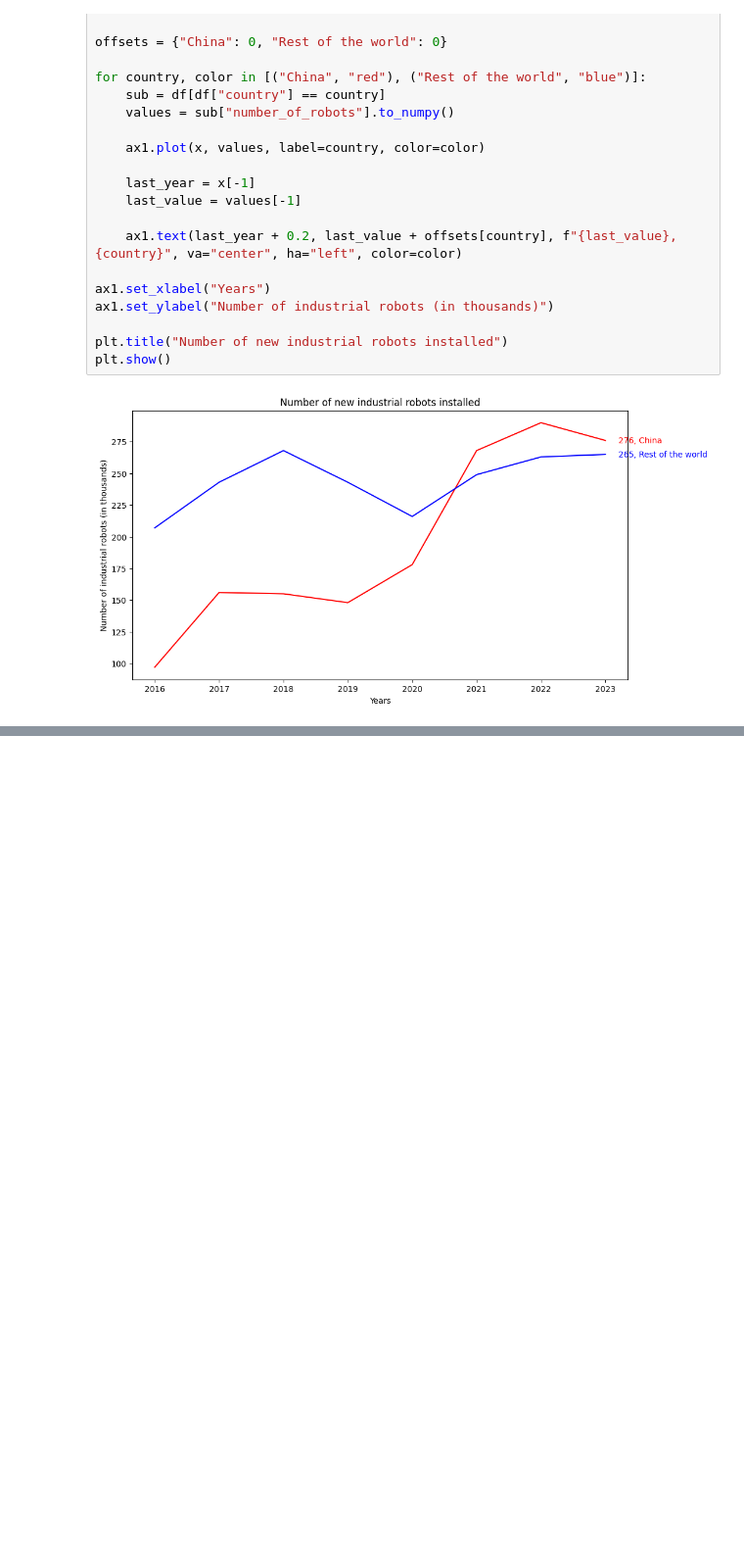
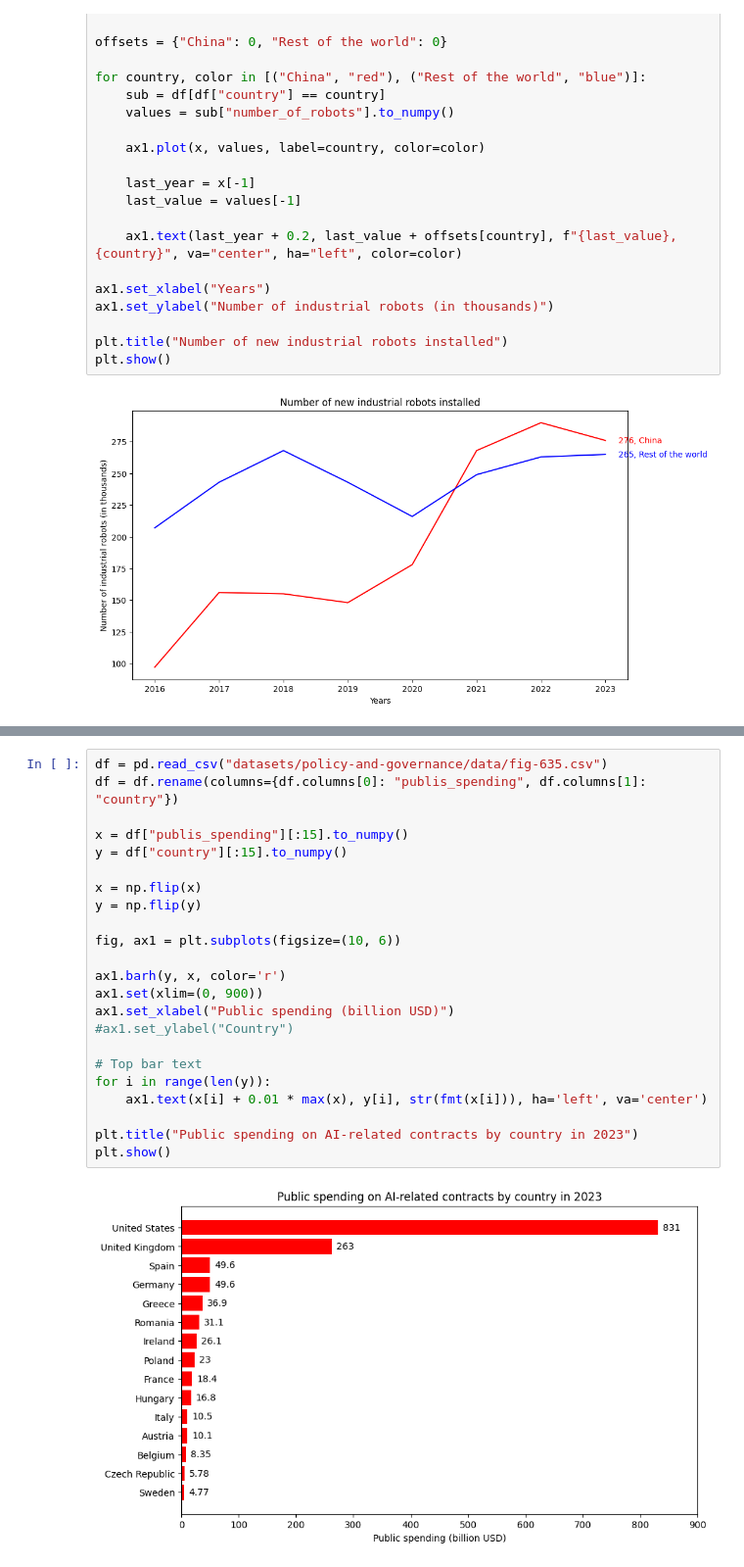
Before and after one commit to Alit54/UniMi---Scientific-Visualization, a Jupyter notebook: gio-charts.ipynb, the cells around one changed output, grey strips where cells are left out. Shown at 98% size. Cells and saved outputs as stored; diff of their text form; blank space fills up the shorter version.

```diff
--- a/gio-charts.ipynb
+++ b/gio-charts.ipynb
@@ -323,0 +374,25 @@ plt.show()
+# %%
+df = pd.read_csv("datasets/policy-and-governance/data/fig-635.csv")
+df = df.rename(columns={df.columns[0]: "publis_spending", df.columns[1]: "country"})
+
+x = df["publis_spending"][:15].to_numpy()
+y = df["country"][:15].to_numpy()
+
+x = np.flip(x)
+y = np.flip(y)
+
+fig, ax1 = plt.subplots(figsize=(10, 6))
+
+ax1.barh(y, x, color='r')
+ax1.set(xlim=(0, 900))
+ax1.set_xlabel("Public spending (billion USD)")
+#ax1.set_ylabel("Country")
+
+# Top bar text
+for i in range(len(y)):
+    ax1.text(x[i] + 0.01 * max(x), y[i], str(fmt(x[i])), ha='left', va='center')
+
+plt.title("Public spending on AI-related contracts by country in 2023")
+plt.show()
+# %% [output]
+[figure, added]
```
Also changed, not shown: parts of 6 cells of this notebook, 1 other file.
